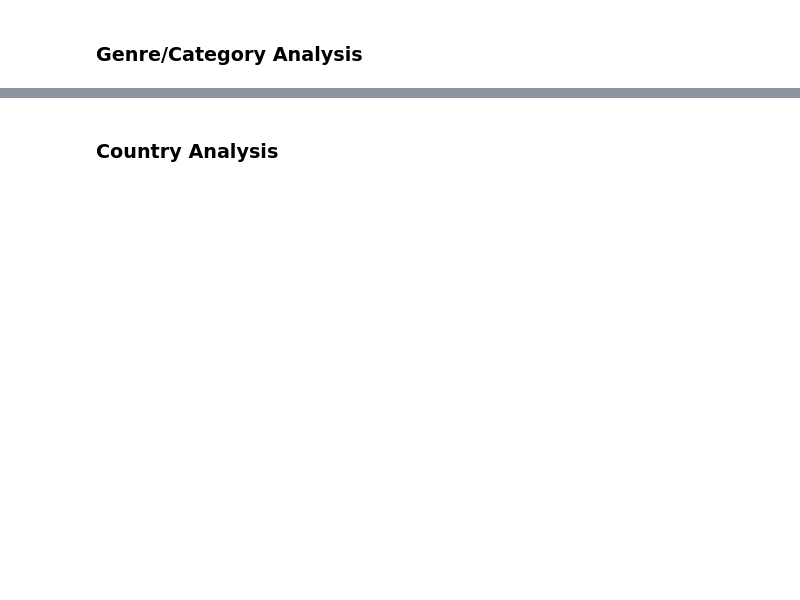
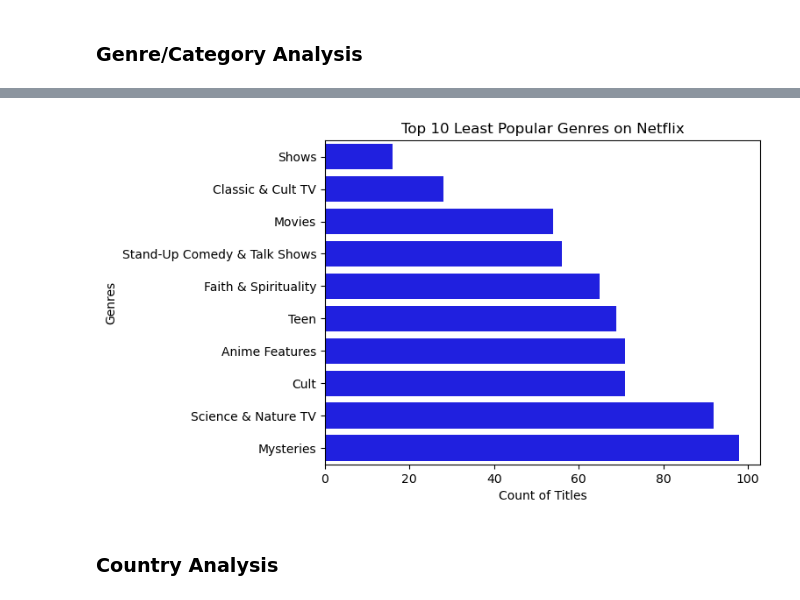
Before and after one commit to ItzChaBoiGhoza/movies-analysis, a Jupyter notebook: notebooks/movie_tvshows_eda.ipynb, the cells around one changed output, grey strips where cells are left out. Cells and saved outputs as stored; diff of their text form; code cells hidden in the pictures; blank space fills up the shorter version.

```diff
--- a/notebooks/movie_tvshows_eda.ipynb
+++ b/notebooks/movie_tvshows_eda.ipynb
@@ -236,3 +266,13 @@ plt.show()
+# %%
+ten_least_pop_genre = df_genre_explode.groupby('genre_list')['title'].count().reset_index().sort_values(by='title', ascending=True).head(10)
+
+sns.barplot(data=ten_least_pop_genre, x='title', y='genre_list', color='blue')
+plt.xlabel('Count of Titles')
+plt.ylabel('Genres')
+plt.title('Top 10 Least Popular Genres on Netflix')
+plt.show()
+# %% [output]
+[figure, added]
 # %% [markdown]
 ### Country Analysis
 # %%
```
Also changed, not shown: parts of 22 cells of this notebook.
